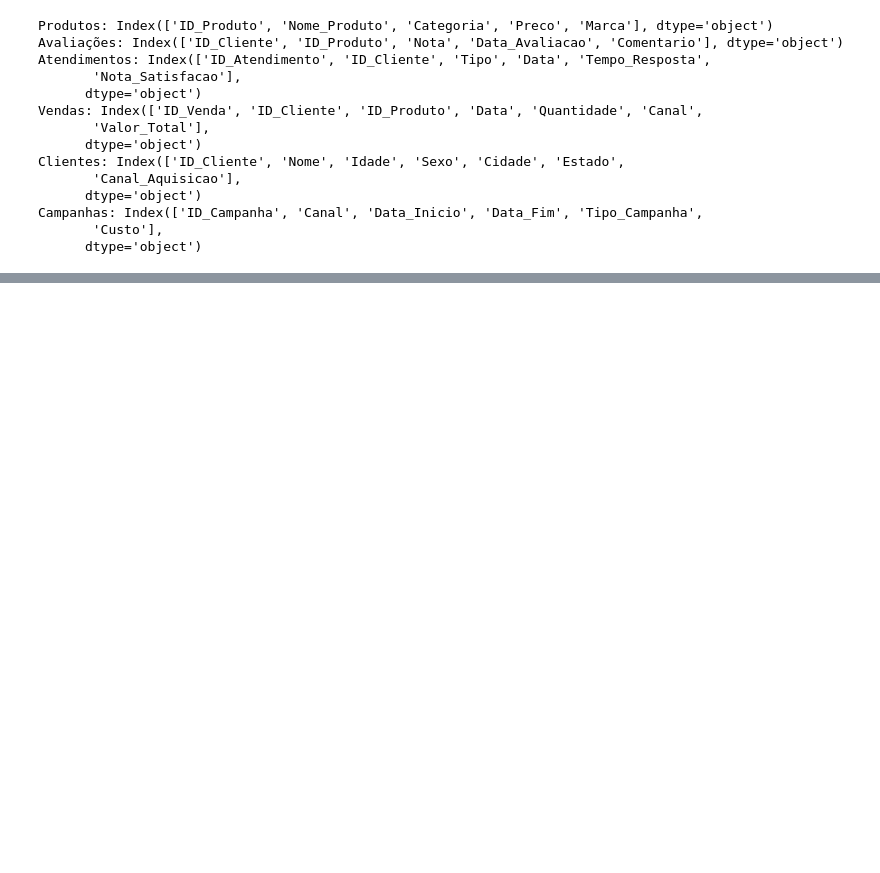
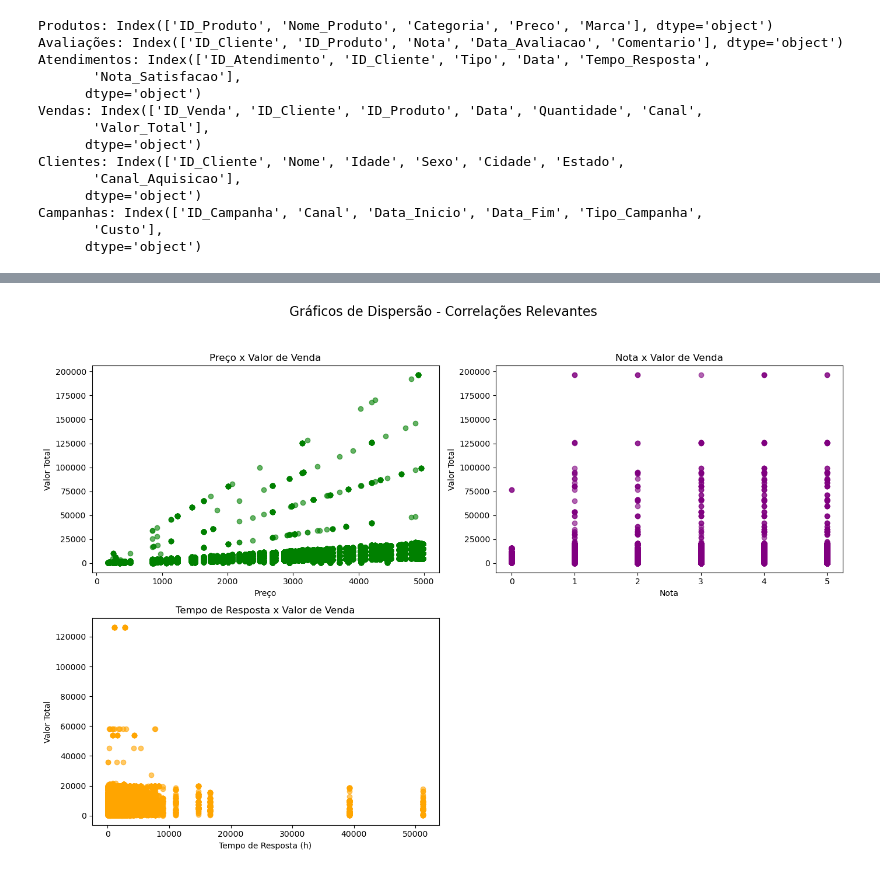
Before and after one commit to MatheusVieira12/Projeto_Nara, a Jupyter notebook: jup_testes.ipynb, the cells around one changed output, grey strips where cells are left out. Drawn from its saved outputs; the diff is of its cells as text; code cells hidden in the pictures; blank space fills up the shorter version.

```diff
--- a/jup_testes.ipynb
+++ b/jup_testes.ipynb
@@ -31,0 +182,70 @@ Campanhas: Index(['ID_Campanha', 'Canal', 'Data_Inicio', 'Data_Fim', 'Tipo_Campa
+# %%
+import pandas as pd
+import matplotlib.pyplot as plt
+
+# 1️⃣ Carregar os dados
+clientes = pd.read_csv("NARA_csv/clientes.csv")
+produtos = pd.read_csv("NARA_csv/produtos_final.csv")
+vendas = pd.read_csv("NARA_csv/vendas_concatenadas_limpa.csv")
+avaliacoes = pd.read_csv("NARA_csv/avaliacoes.csv")
+atendimentos = pd.read_csv("NARA_csv/atendimentos_convertido.csv")
+
+# 2️⃣ Juntar as tabelas (para ter todas as variáveis relevantes)
+df = vendas.merge(produtos[['ID_Produto', 'Preco']], on='ID_Produto', how='left')
+df = df.merge(avaliacoes[['ID_Produto', 'Nota']], on='ID_Produto', how='left')
+df = df.merge(atendimentos[['ID_Cliente', 'Tempo_Resposta']], on='ID_Cliente', how='left')
+
+# 3️⃣ Converter colunas para numéricas (caso haja erros de tipo)
+for col in ['Preco', 'Nota', 'Tempo_Resposta', 'Valor_Total']:
+    df[col] = pd.to_numeric(df[col], errors='coerce')
+
+# 4️⃣ Criar coluna de mês para indicador temporal (caso haja data)
+if 'Data_Venda' in df.columns:
+    df['Data_Venda'] = pd.to_datetime(df['Data_Venda'], errors='coerce')
+    df['Mes'] = df['Data_Venda'].dt.to_period('M').astype(str)
+
+# 5️⃣ Calcular correlações
+corr = df[['Preco', 'Nota', 'Tempo_Resposta', 'Valor_Total']].corr()
+print("Matriz de correlação:\n", corr)
+
+# 6️⃣ Mostrar apenas correlações fortes (acima de 0.5 ou -0.5)
+fortes = corr[(corr > 0.5) | (corr < -0.5)]
+print("\nCorrelação forte:\n", fortes)
+
+# 7️⃣ Gráficos de dispersão para correlações fortes
+plt.figure(figsize=(14, 10))
+plt.suptitle("Gráficos de Dispersão - Correlações Relevantes", fontsize=16)
+
+# Exemplo: Preço x Valor_Total
+plt.subplot(2, 2, 1)
+plt.scatter(df['Preco'], df['Valor_Total'], alpha=0.6, color='green')
+plt.title("Preço x Valor de Venda")
+plt.xlabel("Preço")
+plt.ylabel("Valor Total")
+
+# Exemplo: Nota x Valor_Total
+plt.subplot(2, 2, 2)
+plt.scatter(df['Nota'], df['Valor_Total'], alpha=0.6, color='purple')
+plt.title("Nota x Valor de Venda")
+plt.xlabel("Nota")
+plt.ylabel("Valor Total")
+
+# Exemplo: Tempo_Resposta x Valor_Total
+plt.subplot(2, 2, 3)
+plt.scatter(df['Tempo_Resposta'], df['Valor_Total'], alpha=0.6, color='orange')
+plt.title("Tempo de Resposta x Valor de Venda")
+plt.xlabel("Tempo de Resposta (h)")
+plt.ylabel("Valor Total")
+
+# 8️⃣ Indicador temporal - evolução do valor total
+if 'Mes' in df.columns:
+    vendas_mensais = df.groupby('Mes')['Valor_Total'].sum().reset_index()
+    plt.subplot(2, 2, 4)
+    plt.plot(vendas_mensais['Mes'], vendas_mensais['Valor_Total'], marker='o')
+    plt.title("Evolução Mensal do Valor Total")
+    plt.xticks(rotation=45)
+    plt.ylabel("Valor Total (R$)")
+
+plt.tight_layout(rect=[0, 0.03, 1, 0.95])
+plt.show()
+# %% [output]
@@ -31,0 +265 @@ Campanhas: Index(['ID_Campanha', 'Canal', 'Data_Inicio', 'Data_Fim', 'Tipo_Campa
+[figure, added]
```
Also changed, not shown: parts of 5 cells of this notebook, 15 other files.
